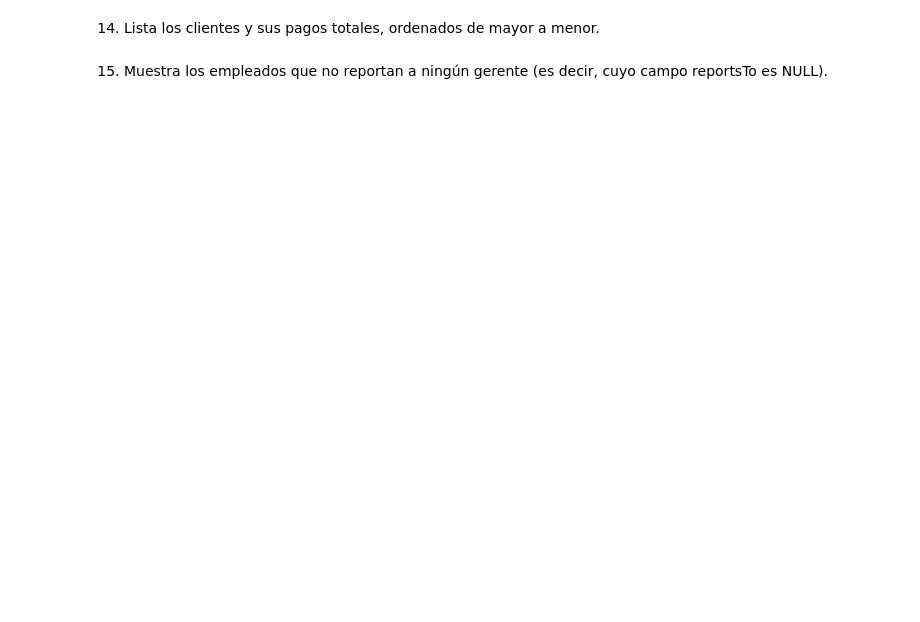
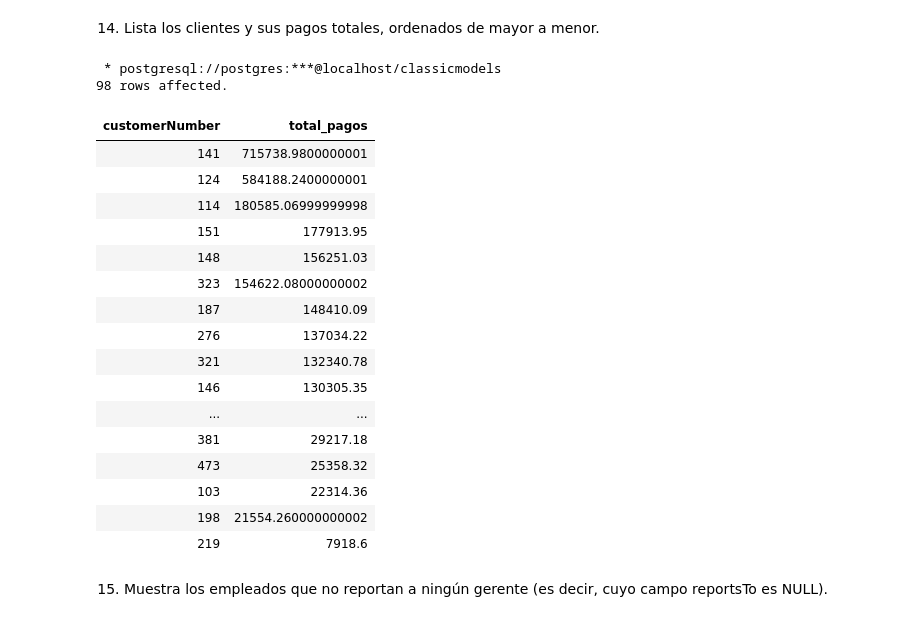
Before and after one commit to edithavalos/react-crud-app, a Jupyter notebook: Ejercicios_SQL.ipynb, the cells around one changed output. Drawn from its saved outputs; the diff is of its cells as text; code cells hidden in the pictures; blank space fills up the shorter version.

```diff
--- a/Ejercicios_SQL.ipynb
+++ b/Ejercicios_SQL.ipynb
@@ -516,11 +549,31 @@ ORDER BY p."productLine", p."productName";
 # %% [markdown]
 14. Lista los clientes y sus pagos totales, ordenados de mayor a menor.
 # %%
-SELECT c.customerName, SUM(p.amount) AS total_payments
-FROM customers c
-JOIN payments p ON c.customerNumber = p.customerNumber
-GROUP BY c.customerName
-ORDER BY total_payments DESC;
+%%sql
+SELECT p."customerNumber", SUM(p."amount") AS total_pagos
+   FROM payments p
+   GROUP BY p."customerNumber"
+   ORDER BY total_pagos DESC;
+# %% [output]
+ * postgresql://postgres:***@localhost/classicmodels
+98 rows affected.
+| customerNumber | total_pagos |
+| 141 | 715738.9800000001 |
+| 124 | 584188.2400000001 |
+| 114 | 180585.06999999998 |
+| 151 | 177913.95 |
+| 148 | 156251.03 |
+| 323 | 154622.08000000002 |
+| 187 | 148410.09 |
+| 276 | 137034.22 |
+| 321 | 132340.78 |
+| 146 | 130305.35 |
+| ... | ... |
+| 381 | 29217.18 |
+| 473 | 25358.32 |
+| 103 | 22314.36 |
+| 198 | 21554.260000000002 |
+| 219 | 7918.6 |
 # %% [markdown]
 15. Muestra los empleados que no reportan a ningún gerente (es decir, cuyo campo reportsTo es NULL).
 # %%
```
Also changed, not shown: parts of 11 cells of this notebook.
